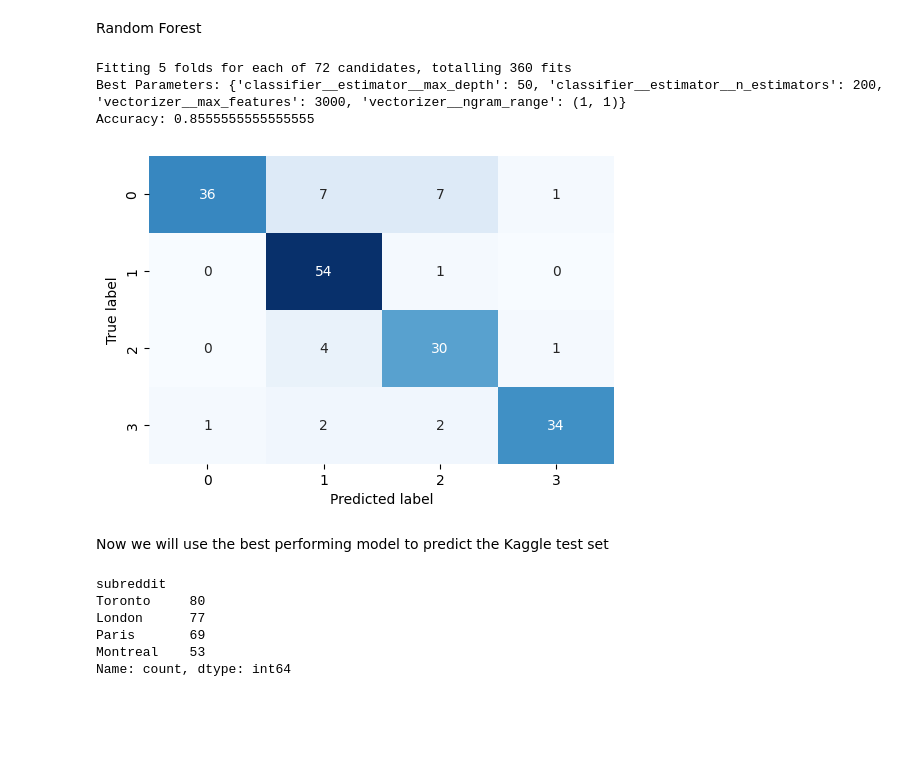
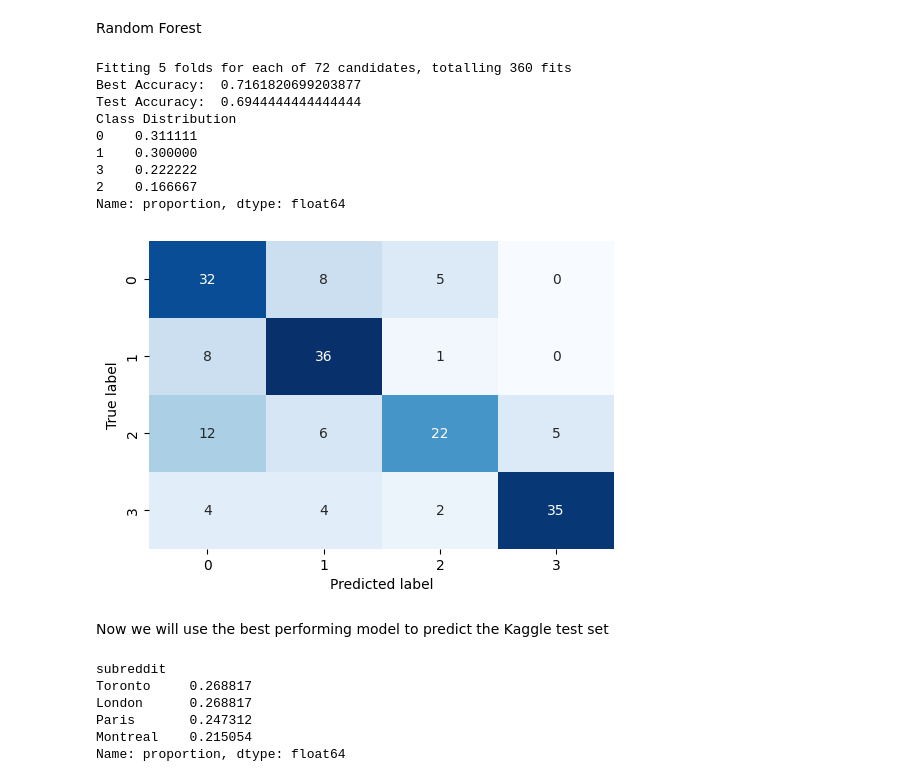
Before and after one commit to faverogian/ECSE551, a Jupyter notebook: Project 2/testing.ipynb, the cells around one changed output. Drawn from its saved outputs; the diff is of its cells as text; code cells hidden in the pictures; blank space fills up the shorter version.

```diff
--- a/Project 2/testing.ipynb
+++ b/Project 2/testing.ipynb
@@ -3,24 +3,18 @@
 # %% [markdown]
 First thing that is to be done is to import the data and generate splits
 # %%
+from sklearn.model_selection import train_test_split
+
 # Load dataset
 import pandas as pd
 df = pd.read_csv('Datasets/train_cleaned.csv')
-train_df = pd.read_csv('Datasets/train_cleaned2.csv')
 
 # Split dataset into training and testing
-from sklearn.model_selection import train_test_split
 X_df = df['body']
 y_df = df['subreddit']
 y_df = y_df.map({'Toronto': 0, 'London': 1, 'Montreal': 2, 'Paris': 3})
 
-X_train_df = train_df['body']
-y_train_df = train_df['subreddit']
-y_train_df = y_train_df.map({'Toronto': 0, 'London': 1, 'Montreal': 2, 'Paris': 3})
-
-# Get distribution of classes in train and test sets
-X_train, _, y_train, _ = train_test_split(X_train_df, y_train_df, random_state=42)
-_, X_test, _, y_test = train_test_split(X_df, y_df, random_state=42)
+X_train, X_test, y_train, y_test = train_test_split(X_df, y_df, stratify=y_df, random_state=42)
 # %%
 # Print a nice confusion matrix between y_pred and y_test
 from sklearn.metrics import confusion_matrix
@@ -209,6 +219,7 @@ parameters = {
     'vectorizer__ngram_range': [(1, 2), (1, 3), (1, 4)],  # Consider different n-gram ranges
     'classifier__C': [10, 20, 30],  # Regularization parameter
     'classifier__degree': [2, 3, 4],  # Degree of the polynomial kernel
+    'classifier__class_weight': [{0: 1, 1: 1, 2: 1, 3: 1}, {0: 1, 1: 1, 2: 2, 3: 1}, {0: 1, 1: 1, 2: 10, 3: 1}]
 }
 
 # Initialize GridSearchCV
@@ -221,15 +232,15 @@ grid_search.fit(X_train, y_train)
 best_svm = grid_search.best_estimator_
 
 # Print the best parameters and corresponding accuracy
-print("Best Parameters: ", grid_search.best_params_)
 print("Best Accuracy: ", grid_search.best_score_)
-
-# Evaluate on the test set
 test_accuracy = grid_search.score(X_test, y_test)
 print("Test Accuracy: ", test_accuracy)
 
-# Plot confusion matrix
+# Print distribution of y_pred
 y_pred = grid_search.predict(X_test)
+print('Class Distribution')
+print(pd.Series(y_pred).value_counts(normalize=True))
+
 conf_mat = confusion_matrix(y_test, y_pred)
 plot_conf_mat(conf_mat)
 # %% [output]
@@ -290,48 +315,58 @@ from sklearn.multiclass import OneVsRestClassifier
 from sklearn.ensemble import RandomForestClassifier
 
 # Define the pipeline
 pipeline = Pipeline([
     ('vectorizer', TfidfVectorizer()),
     ('classifier', OneVsRestClassifier(RandomForestClassifier()))
 ])
 
 param_grid = {
     'vectorizer__max_features': [500, 1000, 3000],
     'vectorizer__ngram_range': [(1, 1), (1, 2)],
     'classifier__estimator__n_estimators': [50, 100, 200],
     'classifier__estimator__max_depth': [10, 20, 30, 50],
 }
 
 # Create GridSearchCV instance
 grid_search = GridSearchCV(pipeline, param_grid, cv=5, scoring='accuracy', verbose=1, n_jobs=-1)
 
 # Perform the grid search
 grid_search.fit(X_train, y_train)
 
 # Assign model to a variable
 best_rfc = grid_search.best_estimator_
 
-# Evaluate the model
-accuracy = grid_search.score(X_test, y_test)
-print("Best Parameters:", grid_search.best_params_)
-print("Accuracy:", accuracy)
+# Print the best parameters and corresponding accuracy
+print("Best Accuracy: ", grid_search.best_score_)
+test_accuracy = grid_search.score(X_test, y_test)
+print("Test Accuracy: ", test_accuracy)
 
-# Plot confusion matrix
+# Print distribution of y_pred
 y_pred = grid_search.predict(X_test)
+print('Class Distribution')
+print(pd.Series(y_pred).value_counts(normalize=True))
+
 conf_mat = confusion_matrix(y_test, y_pred)
 plot_conf_mat(conf_mat)
 # %% [output]
 Fitting 5 folds for each of 72 candidates, totalling 360 fits
-Best Parameters: {'classifier__estimator__max_depth': 50, 'classifier__estimator__n_estimators': 200, 'vectorizer__max_features': 3000, 'vectorizer__ngram_range': (1, 1)}
-Accuracy: 0.8555555555555555
+Best Accuracy:  0.7161820699203877
+Test Accuracy:  0.6944444444444444
+Class Distribution
+0    0.311111
+1    0.300000
+3    0.222222
+2    0.166667
+Name: proportion, dtype: float64
-[figure, old version]
+[figure, new version]
 # %% [markdown]
 Now we will use the best performing model to predict the Kaggle test set
 # %%
-best_model = best_mlp
+# Load a model
+best_model = best_lr
 
-# Load the best model
-best_model.fit(X_train_df, y_train_df)
+# Fit the model
+best_model.fit(X_df, y_df)
 
 # Load the Kaggle test set
 kaggle_test = pd.read_csv('Datasets/test_cleaned.csv')
@@ -351,11 +386,11 @@ kaggle_test_df['subreddit'] = kaggle_test_df['subreddit'].map({0: 'Toronto', 1:
 kaggle_test_df.to_csv('Datasets/kaggle_test_predictions.csv', index=False)
 
 # See distribution of classes in Kaggle test set
-kaggle_test_df['subreddit'].value_counts()
+kaggle_test_df['subreddit'].value_counts(normalize=True)
 # %% [output]
 subreddit
-Toronto     80
-London      77
-Paris       69
-Montreal    53
-Name: count, dtype: int64
+Toronto     0.268817
+London      0.268817
+Paris       0.247312
+Montreal    0.215054
+Name: proportion, dtype: float64
```
Also changed, not shown: parts of 5 cells of this notebook, 9 other files.
